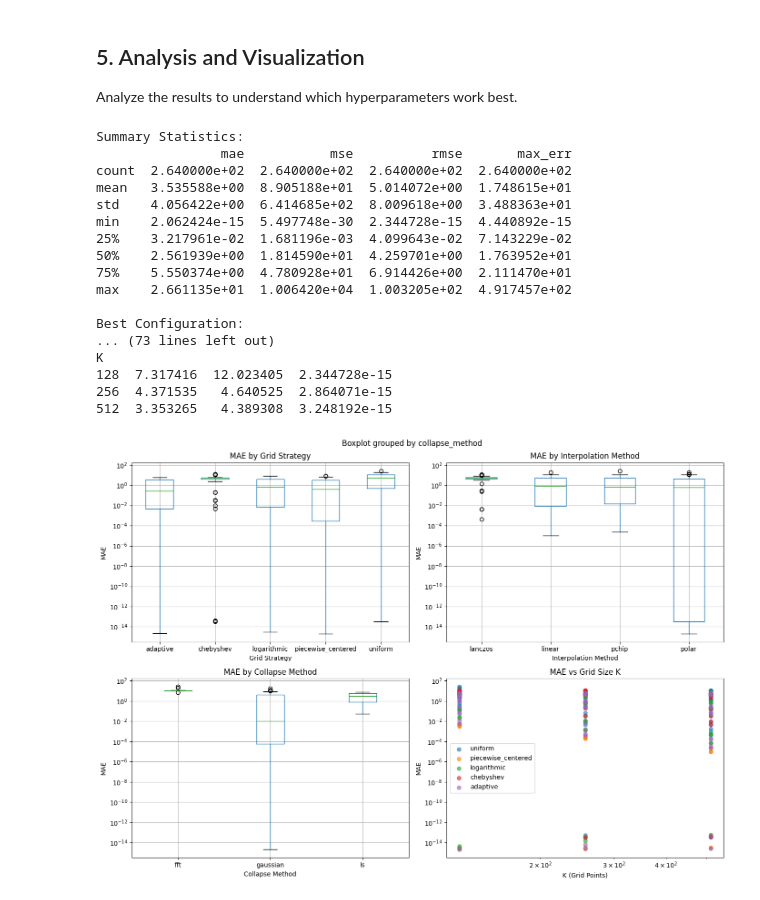
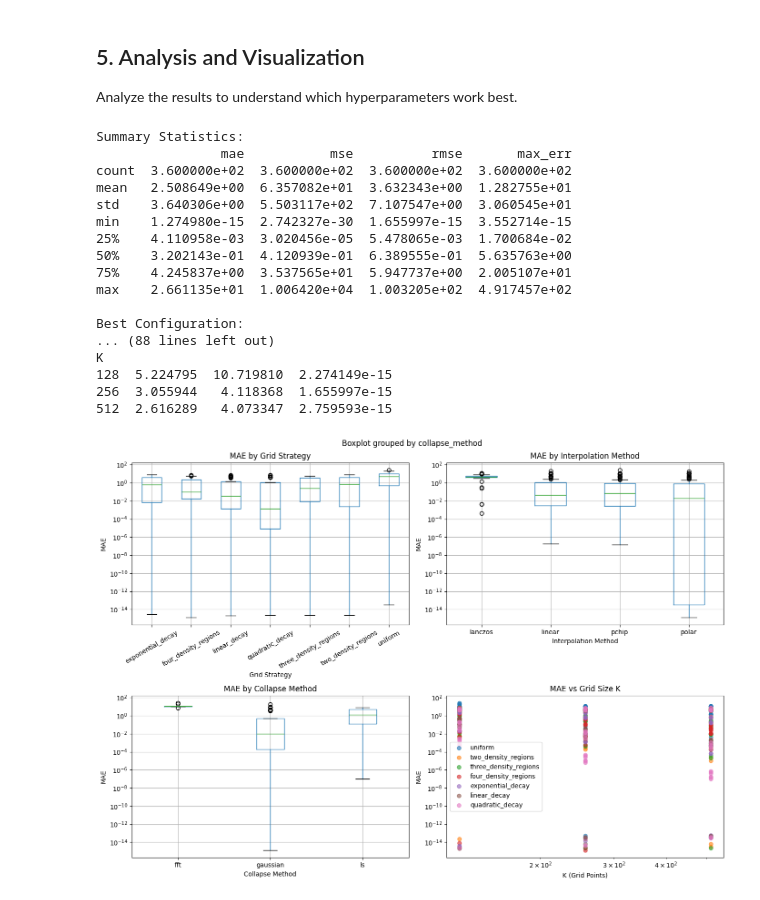
Before and after one commit to Dundalia/CVI, a Jupyter notebook: experiment_suite.ipynb, the cells around one changed output. Cells and saved outputs as stored; diff of their text form; code cells hidden in the pictures.

Commit message:
Updated gridsearch from grids viewpoint)

```diff
--- a/experiment_suite.ipynb
+++ b/experiment_suite.ipynb
@@ -63,7 +63,7 @@ param_grid = {
     # Grid Parameters
     "W": [10.0, 20.0],           # Frequency range [-W, W]
     "K": [128, 256, 512],        # Number of grid points
-    "grid_strategy": ["uniform", "piecewise_centered", "logarithmic", "chebyshev", "adaptive"],
+    "grid_strategy": ["uniform", "two_density_regions", "three_density_regions", "four_density_regions", "exponential_decay", "linear_decay", "quadratic_decay"],
 
     # CVI Core Parameters
     "interp_method": ["linear", "polar", "pchip", "lanczos"],
@@ -269,21 +287,21 @@ print(df_results.groupby('K')[['mae', 'mse', 'rmse']].agg(['mean', 'std', 'min']
 # %% [output]
 Summary Statistics:
                 mae           mse          rmse       max_err
-count  2.640000e+02  2.640000e+02  2.640000e+02  2.640000e+02
-mean   3.535588e+00  8.905188e+01  5.014072e+00  1.748615e+01
-std    4.056422e+00  6.414685e+02  8.009618e+00  3.488363e+01
-min    2.062424e-15  5.497748e-30  2.344728e-15  4.440892e-15
-25%    3.217961e-02  1.681196e-03  4.099643e-02  7.143229e-02
-50%    2.561939e+00  1.814590e+01  4.259701e+00  1.763952e+01
-75%    5.550374e+00  4.780928e+01  6.914426e+00  2.111470e+01
+count  3.600000e+02  3.600000e+02  3.600000e+02  3.600000e+02
+mean   2.508649e+00  6.357082e+01  3.632343e+00  1.282755e+01
+std    3.640306e+00  5.503117e+02  7.107547e+00  3.060545e+01
+min    1.274980e-15  2.742327e-30  1.655997e-15  3.552714e-15
+25%    4.110958e-03  3.020456e-05  5.478065e-03  1.700684e-02
+50%    3.202143e-01  4.120939e-01  6.389555e-01  5.635763e+00
+75%    4.245837e+00  3.537565e+01  5.947737e+00  2.005107e+01
 max    2.661135e+01  1.006420e+04  1.003205e+02  4.917457e+02
 
 Best Configuration:
-... (73 lines left out)
+... (88 lines left out)
 K
-128  7.317416  12.023405  2.344728e-15
-256  4.371535   4.640525  2.864071e-15
-512  3.353265   4.389308  3.248192e-15
+128  5.224795  10.719810  2.274149e-15
+256  3.055944   4.118368  1.655997e-15
+512  2.616289   4.073347  2.759593e-15
 # %%
 # Visualization
 fig, axes = plt.subplots(2, 2, figsize=(14, 10))
@@ -294,33 +312,34 @@ axes[0, 0].set_title('MAE by Grid Strategy')
 axes[0, 0].set_xlabel('Grid Strategy')
 axes[0, 0].set_ylabel('MAE')
 axes[0, 0].set_yscale('log')
+axes[0, 0].set_xticklabels(axes[0, 0].get_xticklabels(), rotation=30)
 
 # MAE by interpolation method
 df_results.boxplot(column='mae', by='interp_method', ax=axes[0, 1])
 axes[0, 1].set_title('MAE by Interpolation Method')
 axes[0, 1].set_xlabel('Interpolation Method')
 axes[0, 1].set_ylabel('MAE')
 axes[0, 1].set_yscale('log')
 
 # MAE by collapse method
 df_results.boxplot(column='mae', by='collapse_method', ax=axes[1, 0])
 axes[1, 0].set_title('MAE by Collapse Method')
 axes[1, 0].set_xlabel('Collapse Method')
 axes[1, 0].set_ylabel('MAE')
 axes[1, 0].set_yscale('log')
 
 # MAE vs K (grid size)
 for strategy in df_results['grid_strategy'].unique():
     data = df_results[df_results['grid_strategy'] == strategy]
     axes[1, 1].scatter(data['K'], data['mae'], label=strategy, alpha=0.6)
 axes[1, 1].set_title('MAE vs Grid Size K')
 axes[1, 1].set_xlabel('K (Grid Points)')
 axes[1, 1].set_ylabel('MAE')
 axes[1, 1].legend()
 axes[1, 1].set_xscale('log')
 axes[1, 1].set_yscale('log')
 
 plt.tight_layout()
 plt.show()
 # %% [output]
-[figure, old version]
+[figure, new version]
```
Also changed, not shown: parts of 6 cells of this notebook, 15 other files.
